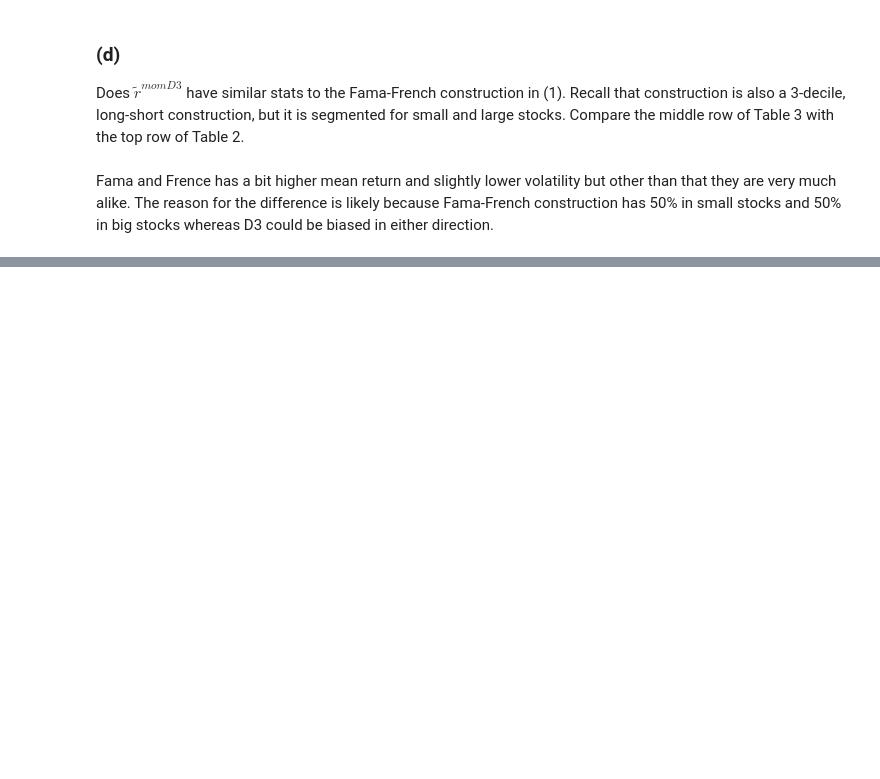
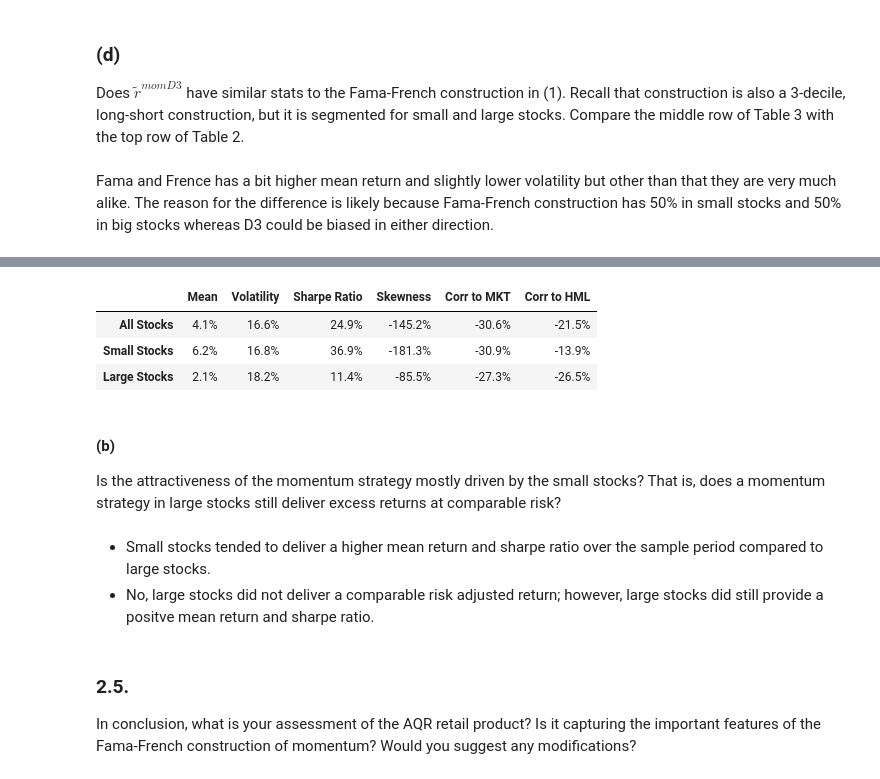
Before and after one commit to amclaugh26/PortfolioHomeworkGroupB, a Jupyter notebook: Assignment_6/Momentum_Strategies.ipynb, the cells around one changed output, grey strips where cells are left out. Saved outputs shown, nothing was run; the diff lists cells and outputs as text; code cells hidden in the pictures; blank space fills up the shorter version.

```diff
--- a/Assignment_6/Momentum_Strategies.ipynb
+++ b/Assignment_6/Momentum_Strategies.ipynb
@@ -214,0 +246,26 @@ Fama and Frence has a bit higher mean return and slightly lower volatility but o
+# %%
+mom_small = size_sorts_rets["SMALL HiPRIOR"]-size_sorts_rets["SMALL LoPRIOR"]
+mom_big = size_sorts_rets["BIG HiPRIOR"]-size_sorts_rets["BIG LoPRIOR"]
+
+size_stats = {}
+size_stats['All Stocks'] =calculate_statistics(mom_rets['1994-01-01':'2025-12-31'])
+size_stats['Small Stocks'] =calculate_statistics(mom_small['1994-01-01':'2025-12-31'])
+size_stats['Large Stocks'] = calculate_statistics(mom_big['1994-01-01':'2025-12-31'])
+size_stats_df = pd.DataFrame(size_stats).T
+display(size_stats_df.style.format("{:.1%}"))
+# %% [output]
+|  | Mean | Volatility | Sharpe Ratio | Skewness | Corr to MKT | Corr to HML |
+| All Stocks | 4.1% | 16.6% | 24.9% | -145.2% | -30.6% | -21.5% |
+| Small Stocks | 6.2% | 16.8% | 36.9% | -181.3% | -30.9% | -13.9% |
+| Large Stocks | 2.1% | 18.2% | 11.4% | -85.5% | -27.3% | -26.5% |
+# %% [markdown]
+#### (b)
+
+Is the attractiveness of the momentum strategy mostly driven by the small stocks? That is, does a momentum strategy in large stocks still deliver excess returns at comparable risk?
+# %% [markdown]
+- Small stocks tended to deliver a higher mean return and sharpe ratio over the sample period compared to large stocks.
+- No, large stocks did not deliver a comparable risk adjusted return; however, large stocks did still provide a positve mean return and sharpe ratio.
+# %% [markdown]
+### 2.5.
+
+In conclusion, what is your assessment of the AQR retail product? Is it capturing the important features of the Fama-French construction of momentum? Would you suggest any modifications?
```
Also changed, not shown: parts of 2 cells of this notebook.
